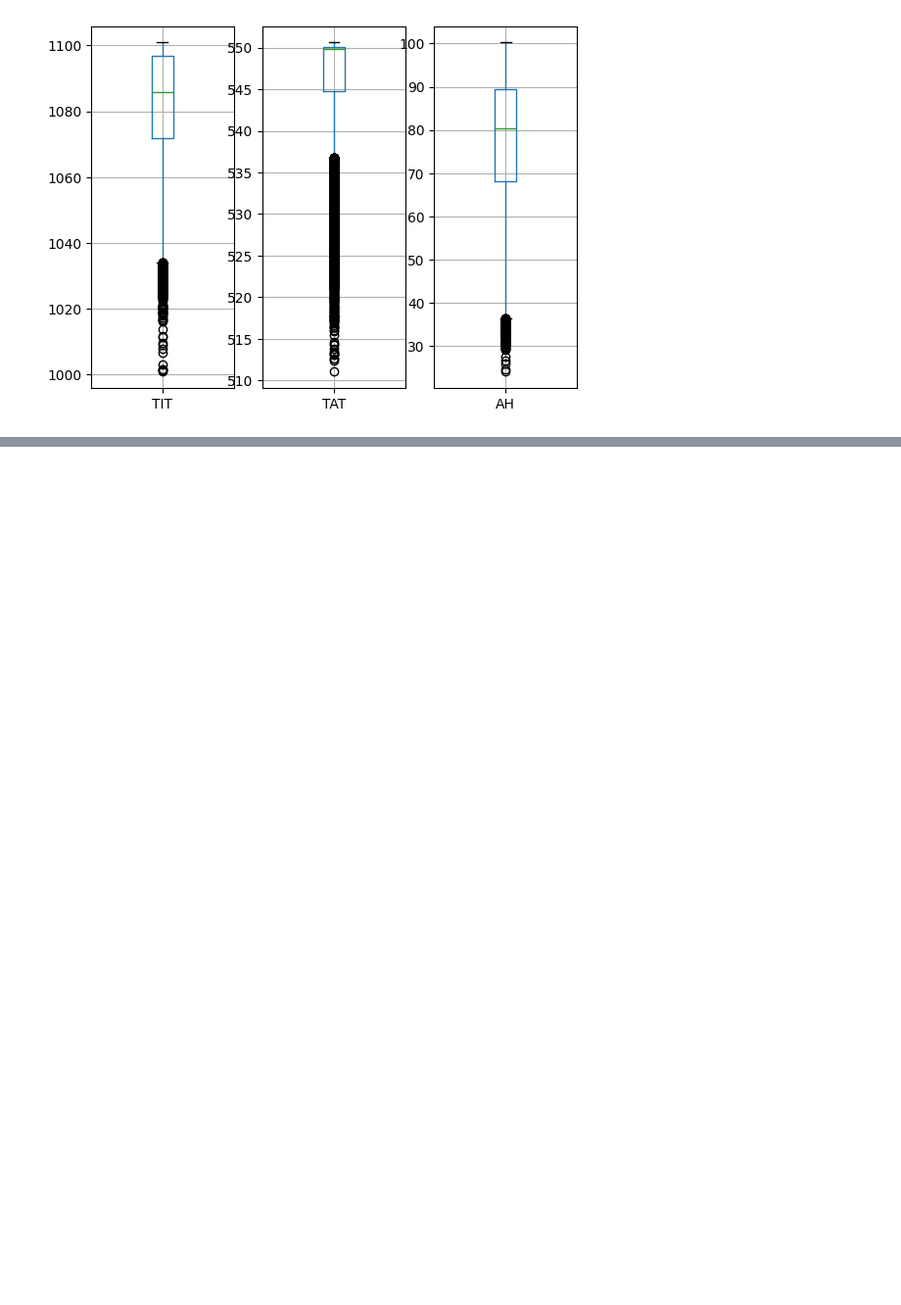
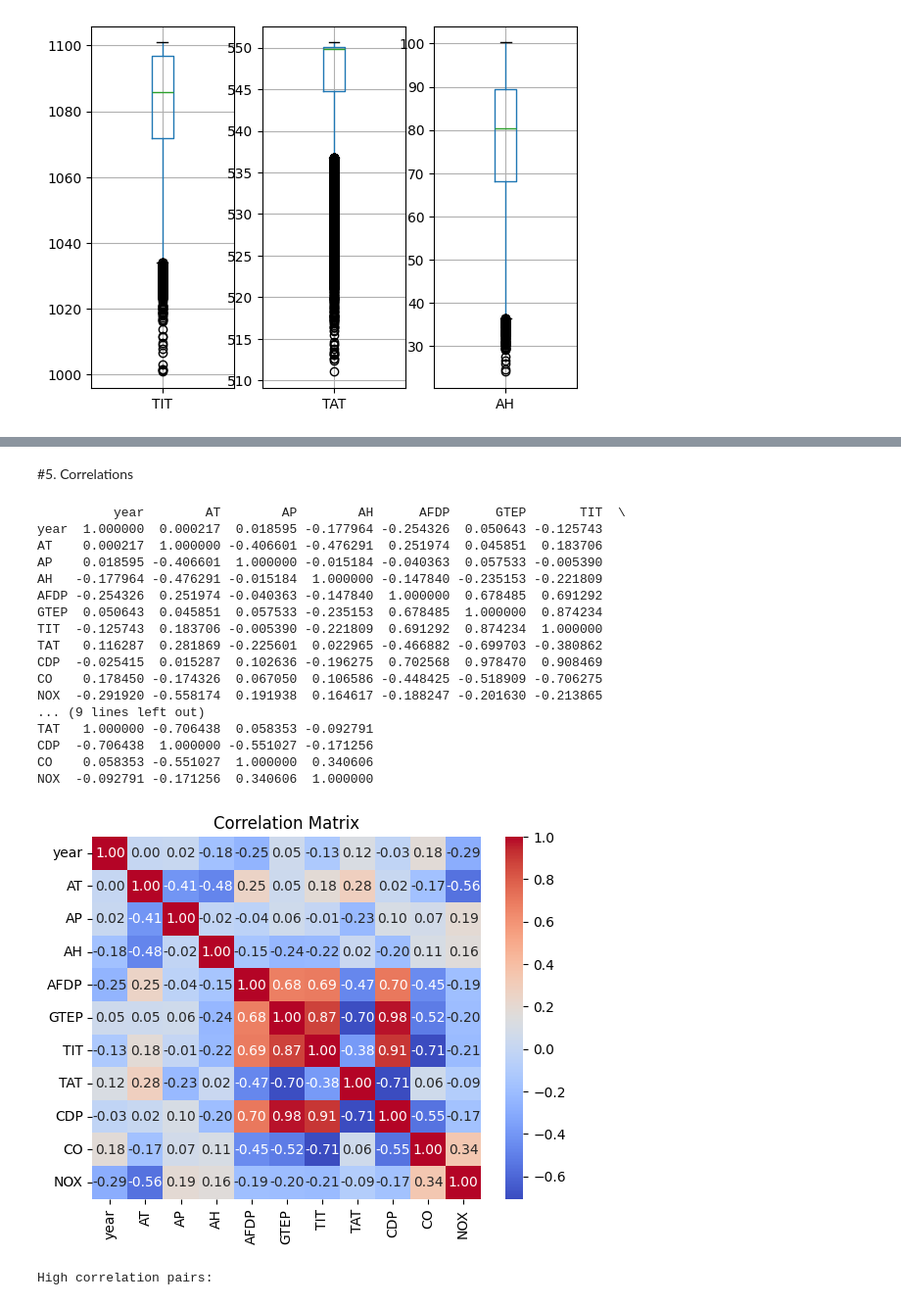
Before and after one commit to dmjLN1026/Pr-dction-TEY, a Jupyter notebook: Prédiction_TEY.ipynb, the cells around one changed output, grey strips where cells are left out. Shown at 98% size. Drawn from its saved outputs; the diff is of its cells as text; code cells hidden in the pictures; blank space fills up the shorter version.

```diff
--- a/Prédiction_TEY.ipynb
+++ b/Prédiction_TEY.ipynb
@@ -183,0 +175,62 @@ NOX  -0.092791 -0.171256  0.340606  1.000000
+# %% [markdown]
+#5. Correlations
+# %%
+# Calculate correlation matrix
+corr_matrix = data.corr()
+print(corr_matrix)
+
+sns.heatmap(corr_matrix, annot=True, cmap='coolwarm', fmt='.2f')
+plt.title('Correlation Matrix')
+plt.show()
+
+# Filter pairs of columns with correlation higher than  0.7
+correlation_matrix = corr_matrix.abs()
+
+high_corr_pairs = [
+    (column1, column2)
+    for column1 in correlation_matrix.columns
+    for column2 in correlation_matrix.columns
+    if column1 != column2 and correlation_matrix.loc[column1, column2] > 0.7
+]
+
+# Plot high correlation pairs
+print("High correlation pairs:")
+n_pairs = len(high_corr_pairs)
+n_cols = 3
+n_rows = math.ceil(n_pairs / n_cols)
+
+fig, axes = plt.subplots(n_rows, n_cols, figsize=(12, 5 * n_rows))
+
+axes = axes.flatten()
+
+for i, (col1, col2) in enumerate(high_corr_pairs):
+    axes[i].scatter(data[col1], data[col2])
+    axes[i].set_xlabel(col1)
+    axes[i].set_ylabel(col2)
+    axes[i].set_title(f'{col1} vs {col2} (Correlation: {correlation_matrix.loc[col1, col2]:.2f})')
+
+for j in range(i + 1, len(axes)):
+    axes[j].set_visible(False)
+
+plt.tight_layout()
+plt.show()
+# %% [output]
+          year        AT        AP        AH      AFDP      GTEP       TIT  \
+year  1.000000  0.000217  0.018595 -0.177964 -0.254326  0.050643 -0.125743
+AT    0.000217  1.000000 -0.406601 -0.476291  0.251974  0.045851  0.183706
+AP    0.018595 -0.406601  1.000000 -0.015184 -0.040363  0.057533 -0.005390
+AH   -0.177964 -0.476291 -0.015184  1.000000 -0.147840 -0.235153 -0.221809
+AFDP -0.254326  0.251974 -0.040363 -0.147840  1.000000  0.678485  0.691292
+GTEP  0.050643  0.045851  0.057533 -0.235153  0.678485  1.000000  0.874234
+TIT  -0.125743  0.183706 -0.005390 -0.221809  0.691292  0.874234  1.000000
+TAT   0.116287  0.281869 -0.225601  0.022965 -0.466882 -0.699703 -0.380862
+CDP  -0.025415  0.015287  0.102636 -0.196275  0.702568  0.978470  0.908469
+CO    0.178450 -0.174326  0.067050  0.106586 -0.448425 -0.518909 -0.706275
+NOX  -0.291920 -0.558174  0.191938  0.164617 -0.188247 -0.201630 -0.213865
+... (9 lines left out)
+TAT   1.000000 -0.706438  0.058353 -0.092791
+CDP  -0.706438  1.000000 -0.551027 -0.171256
+CO    0.058353 -0.551027  1.000000  0.340606
+NOX  -0.092791 -0.171256  0.340606  1.000000
+[figure, added]
+High correlation pairs:
```
Also changed, not shown: parts of 17 cells of this notebook.
